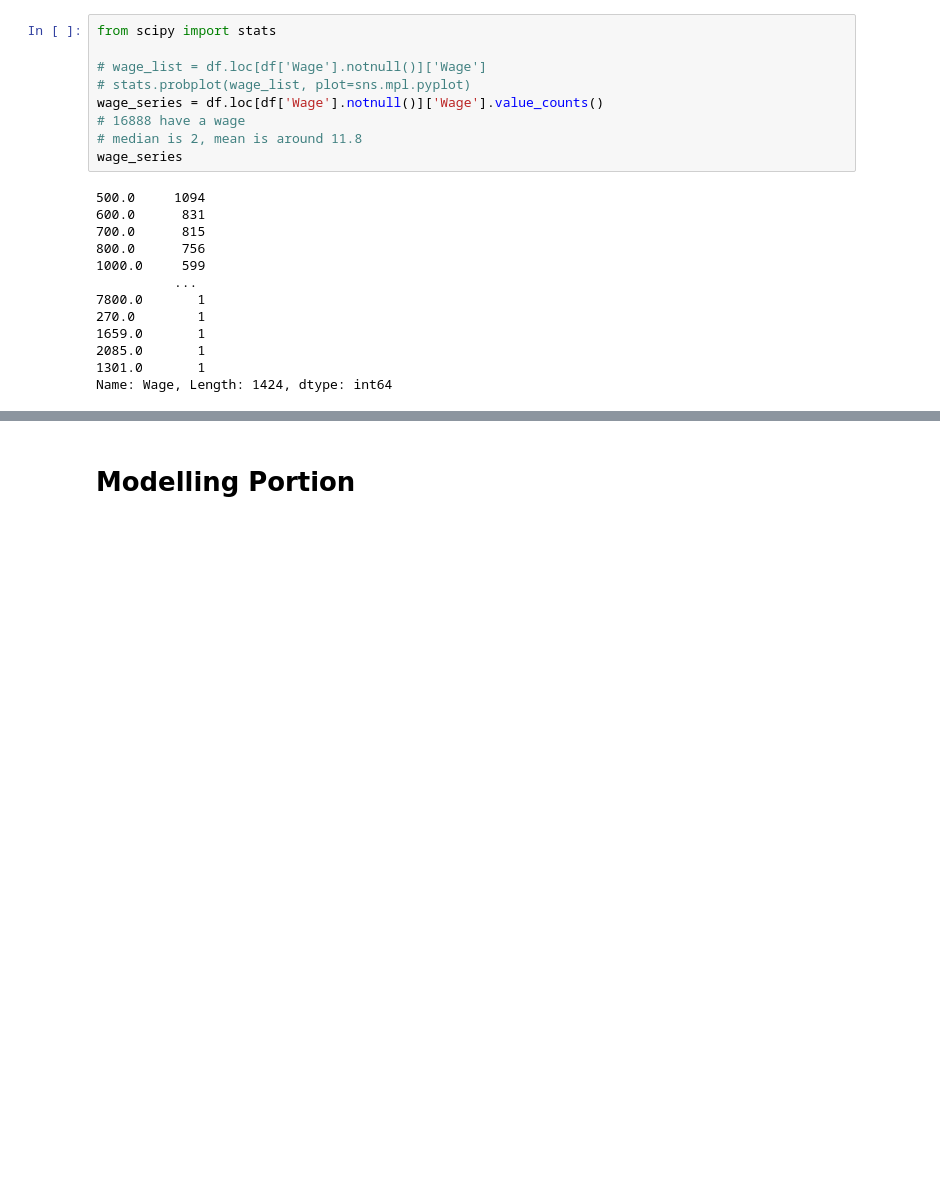
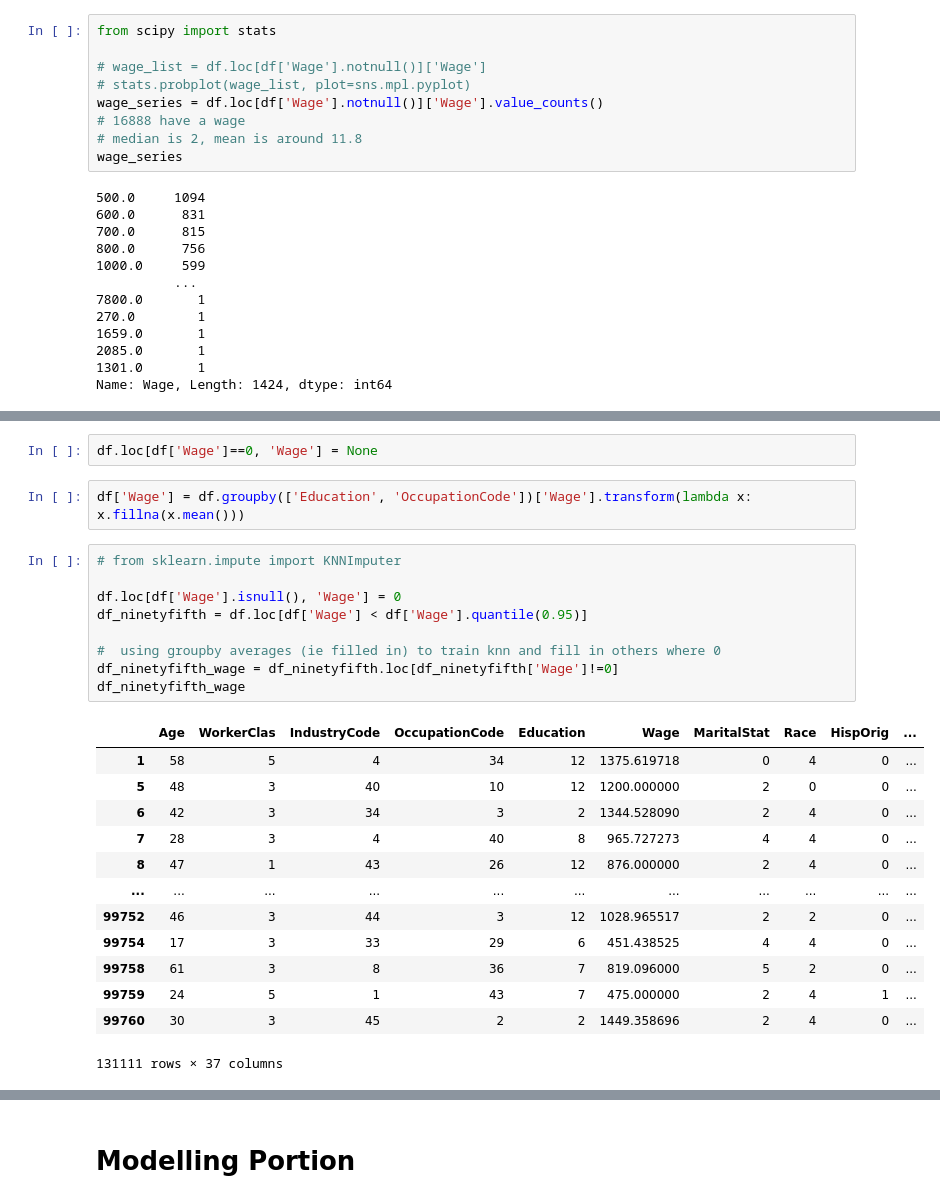
Before and after one commit to shaunmalti/Dataiku_Problem_2, a Jupyter notebook: Notebook.ipynb, the cells around one changed output, grey strips where cells are left out. Cells and saved outputs as stored; diff of their text form; blank space fills up the shorter version.

```diff
--- a/Notebook.ipynb
+++ b/Notebook.ipynb
@@ -686,0 +711,27 @@ df['Wage'] = df['Wage'].transform(lambda x: x.fillna(0))
+# %%
+df.loc[df['Wage']==0, 'Wage'] = None
+# %%
+df['Wage'] = df.groupby(['Education', 'OccupationCode'])['Wage'].transform(lambda x: x.fillna(x.mean()))
+# %%
+# from sklearn.impute import KNNImputer
+
+df.loc[df['Wage'].isnull(), 'Wage'] = 0
+df_ninetyfifth = df.loc[df['Wage'] < df['Wage'].quantile(0.95)]
+
+#  using groupby averages (ie filled in) to train knn and fill in others where 0
+df_ninetyfifth_wage = df_ninetyfifth.loc[df_ninetyfifth['Wage']!=0]
+df_ninetyfifth_wage
+# %% [output]
+|  | Age | WorkerClas | IndustryCode | OccupationCode | Education | Wage | MaritalStat | Race | HispOrig | ... |
+| 1 | 58 | 5 | 4 | 34 | 12 | 1375.619718 | 0 | 4 | 0 | ... |
+| 5 | 48 | 3 | 40 | 10 | 12 | 1200.000000 | 2 | 0 | 0 | ... |
+| 6 | 42 | 3 | 34 | 3 | 2 | 1344.528090 | 2 | 4 | 0 | ... |
+| 7 | 28 | 3 | 4 | 40 | 8 | 965.727273 | 4 | 4 | 0 | ... |
+| 8 | 47 | 1 | 43 | 26 | 12 | 876.000000 | 2 | 4 | 0 | ... |
+| ... | ... | ... | ... | ... | ... | ... | ... | ... | ... | ... |
+| 99752 | 46 | 3 | 44 | 3 | 12 | 1028.965517 | 2 | 2 | 0 | ... |
+| 99754 | 17 | 3 | 33 | 29 | 6 | 451.438525 | 4 | 4 | 0 | ... |
+| 99758 | 61 | 3 | 8 | 36 | 7 | 819.096000 | 5 | 2 | 0 | ... |
+| 99759 | 24 | 5 | 1 | 43 | 7 | 475.000000 | 2 | 4 | 1 | ... |
+| 99760 | 30 | 3 | 45 | 2 | 2 | 1449.358696 | 2 | 4 | 0 | ... |
+131111 rows × 37 columns
```
Also changed, not shown: parts of 19 cells of this notebook.
